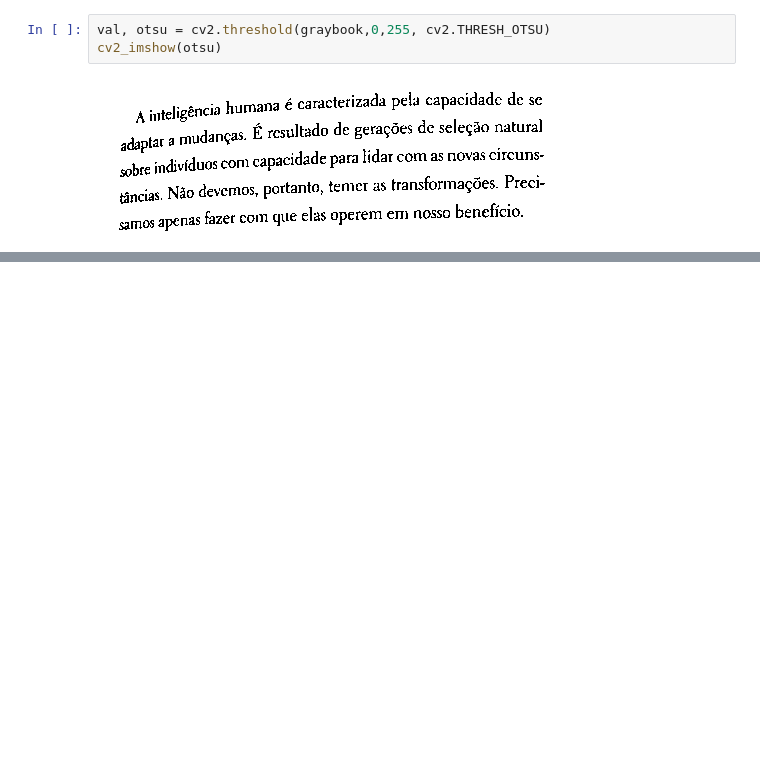
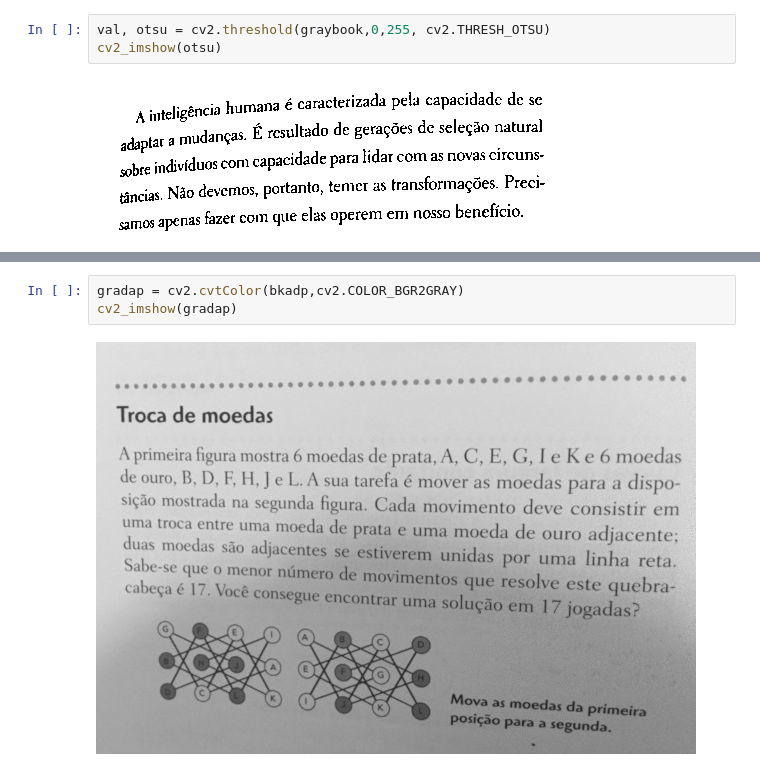
Before and after one commit to gopalbala/img-processing, a Jupyter notebook: preprocess.ipynb, the cells around one changed output, grey strips where cells are left out. Drawn from its saved outputs; the diff is of its cells as text; blank space fills up the shorter version.

```diff
--- a/preprocess.ipynb
+++ b/preprocess.ipynb
@@ -52,0 +81,5 @@ cv2_imshow(otsu)
+# %%
+gradap = cv2.cvtColor(bkadp,cv2.COLOR_BGR2GRAY)
+cv2_imshow(gradap)
+# %% [output]
+[figure, added]
```
Also changed, not shown: parts of 7 cells of this notebook.
